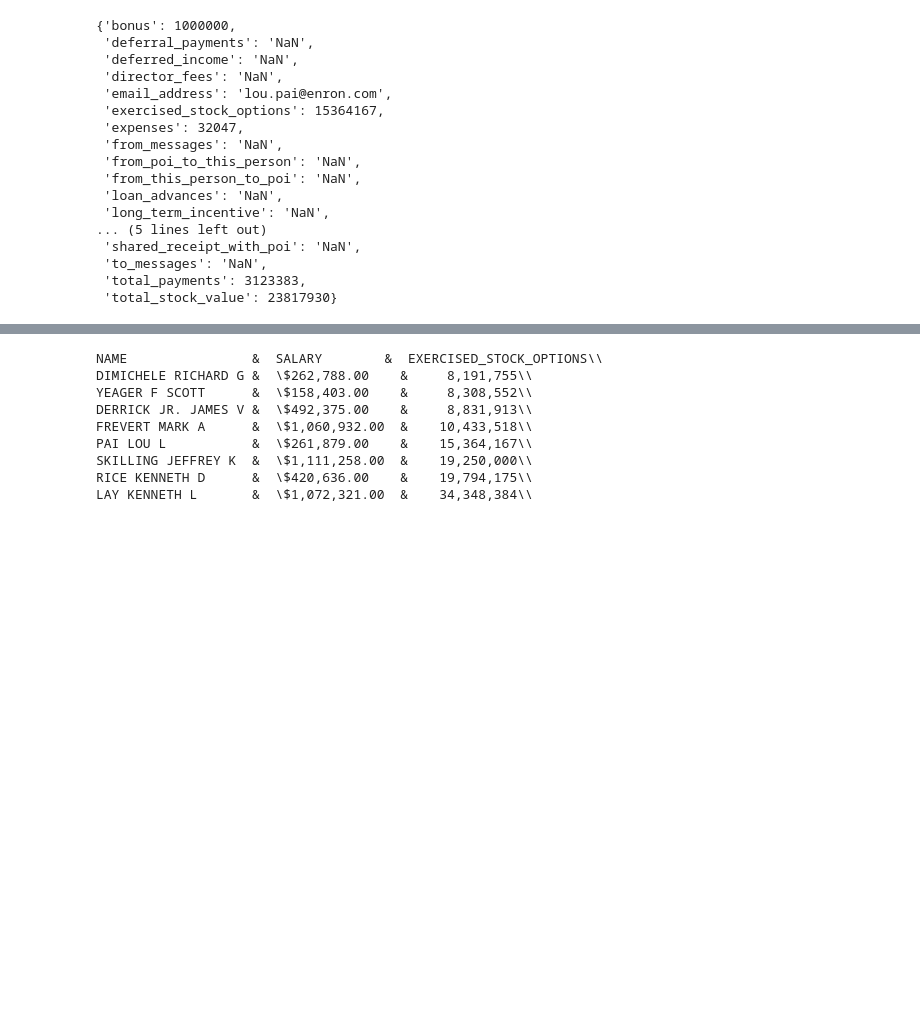
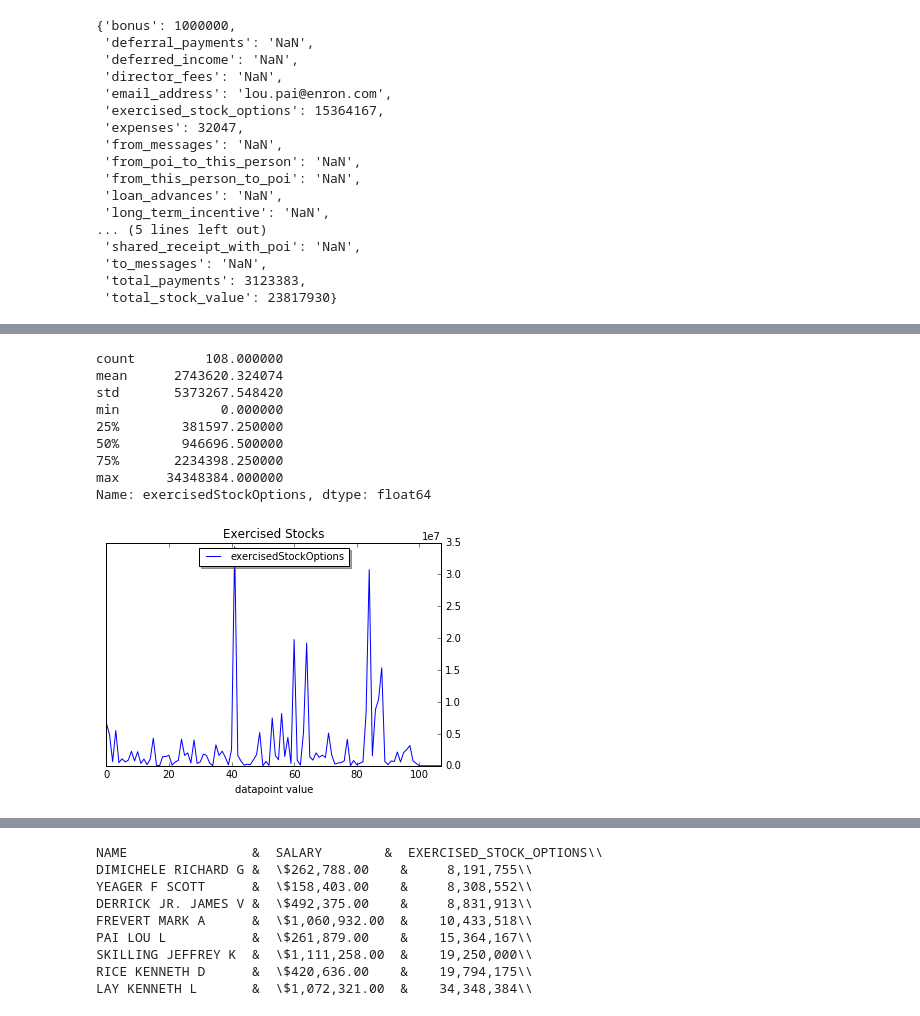
Before and after one commit to omoju/identifyFraudFromEnronEmail, a Jupyter notebook: IdentifyFraudFromEnronEmail.ipynb, the cells around one changed output, grey strips where cells are left out. Saved outputs shown, nothing was run; the diff lists cells and outputs as text; code cells hidden in the pictures; blank space fills up the shorter version.

```diff
--- a/IdentifyFraudFromEnronEmail.ipynb
+++ b/IdentifyFraudFromEnronEmail.ipynb
@@ -67,0 +69,15 @@ data_dict['PAI LOU L']
+# %%
+## Creating a pandas dataframe so that we can easily get descriptive statistics about our features
+
+import itertools
+
+
+salary = featureFormat(data_dict, ['salary'], remove_any_zeroes=True)
+bonus = featureFormat(data_dict, ['bonus'], remove_any_zeroes=True)
+exerStockOptions = featureFormat(data_dict, ['exercised_stock_options'], remove_any_zeroes=True)
+restrictedStock = featureFormat(data_dict, ['restricted_stock'], remove_any_zeroes=True)
+
+bonus = list(itertools.chain.from_iterable(bonus))
+salary = list(itertools.chain.from_iterable(salary))
+exerStockOptions = list(itertools.chain.from_iterable(exerStockOptions))
+restrictedStock = list(itertools.chain.from_iterable(restrictedStock))
@@ -67,0 +138,21 @@ data_dict['PAI LOU L']
+# %%
+ax2 = df['exercisedStockOptions'].plot()
+ax2.yaxis.tick_right()
+
+_= plt.xlabel('datapoint value')
+_= plt.title('Exercised Stocks')
+
+_= plt.legend(loc='upper center', shadow=True, fontsize='medium')
+
+df['exercisedStockOptions'].describe()
+# %% [output]
+count         108.000000
+mean      2743620.324074
+std       5373267.548420
+min             0.000000
+25%        381597.250000
+50%        946696.500000
+75%       2234398.250000
+max      34348384.000000
+Name: exercisedStockOptions, dtype: float64
+[figure, added]
```
Also changed, not shown: parts of 17 cells of this notebook, 4 other files.
